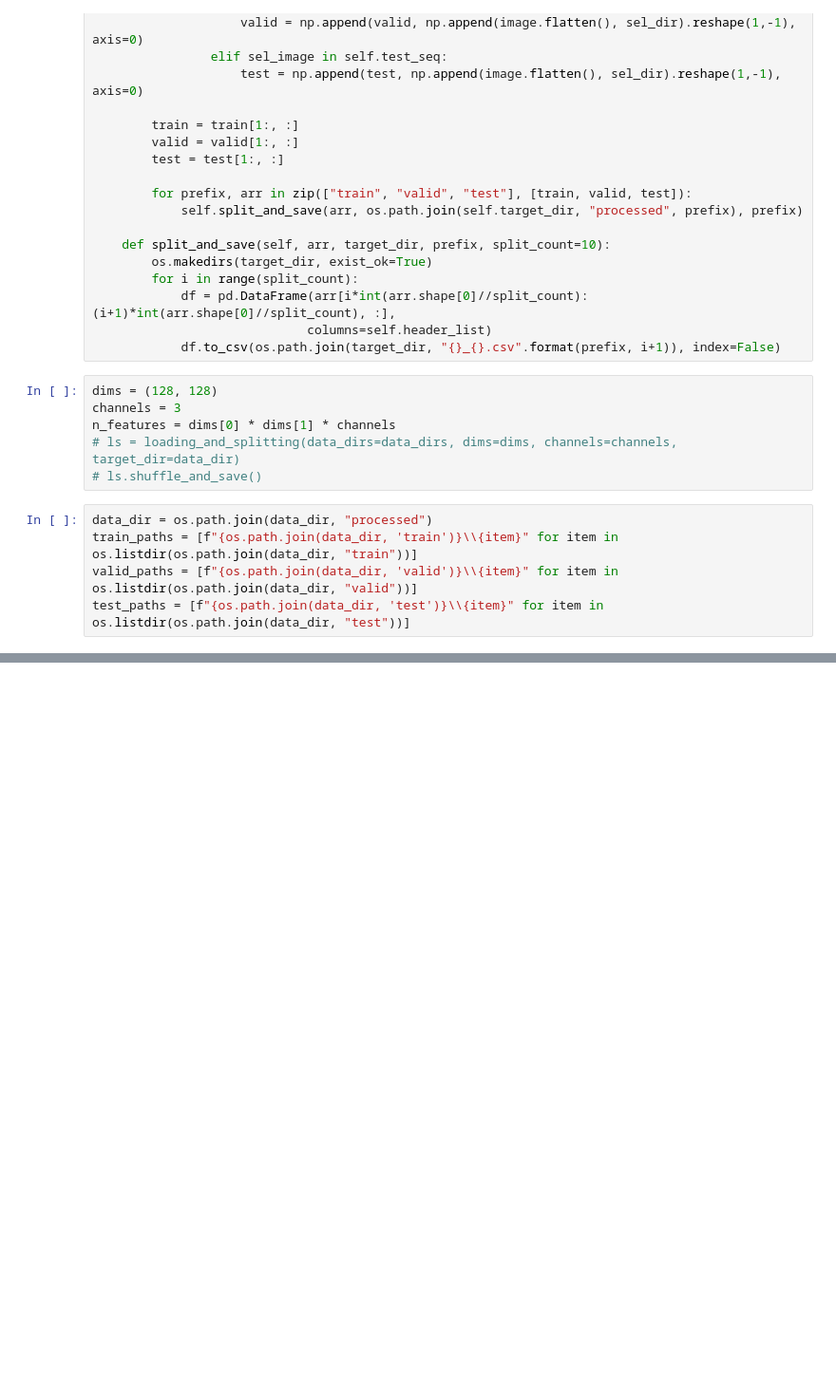
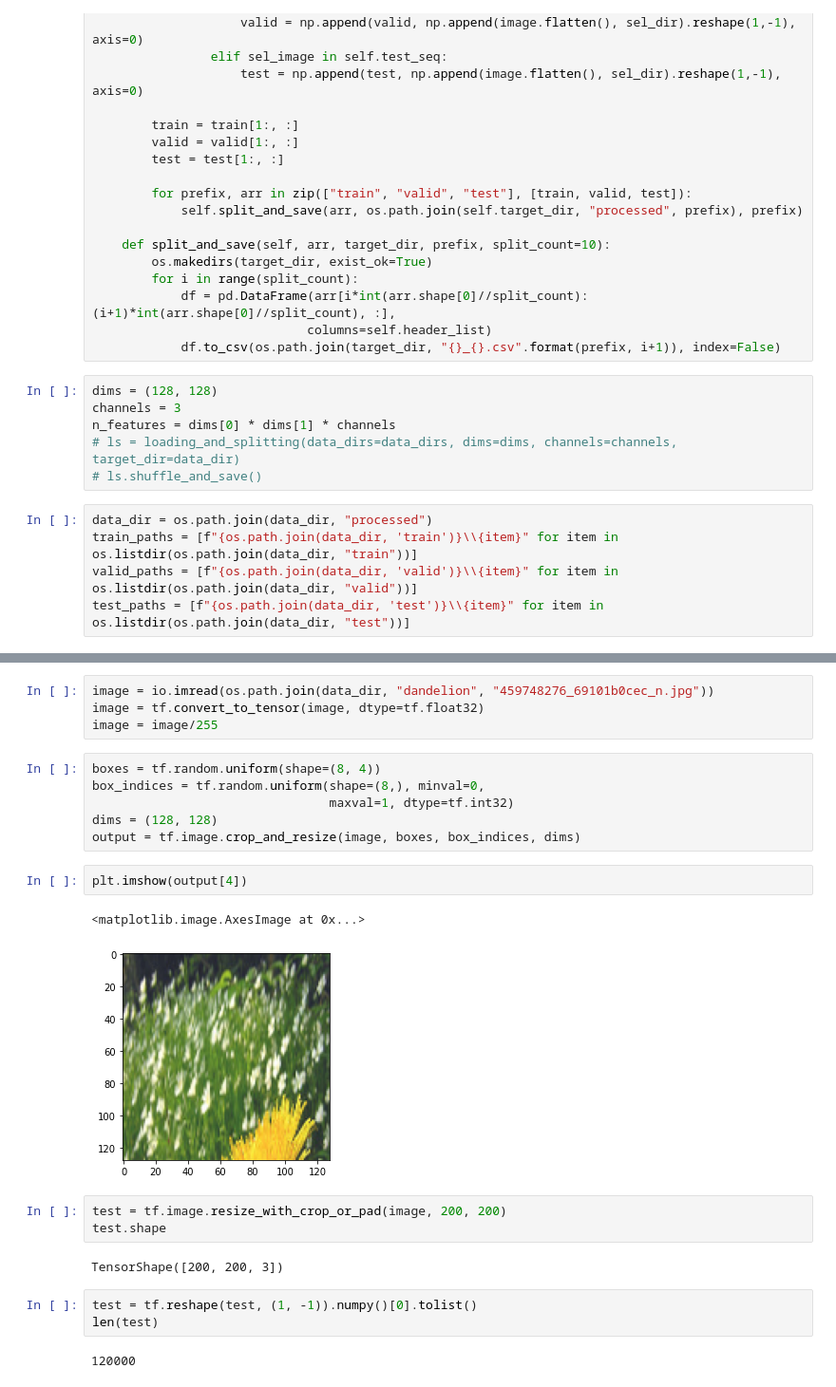
Before and after one commit to Kaushalkhokhar/complete-ml, a Jupyter notebook: projects/CNN/flowers.ipynb, the cells around one changed output, grey strips where cells are left out. Shown at 95% size. Cells and saved outputs as stored; diff of their text form; blank space fills up the shorter version.

```diff
--- a/projects/CNN/flowers.ipynb
+++ b/projects/CNN/flowers.ipynb
@@ -149,0 +164,25 @@ dataset = dataset.map(preprocess)
+# %%
+image = io.imread(os.path.join(data_dir, "dandelion", "459748276_69101b0cec_n.jpg"))
+image = tf.convert_to_tensor(image, dtype=tf.float32)
+image = image/255
+# %%
+boxes = tf.random.uniform(shape=(8, 4))
+box_indices = tf.random.uniform(shape=(8,), minval=0,
+                                maxval=1, dtype=tf.int32)
+dims = (128, 128)
+output = tf.image.crop_and_resize(image, boxes, box_indices, dims)
+# %%
+plt.imshow(output[4])
+# %% [output]
+<matplotlib.image.AxesImage at 0x...>
+[figure, added]
+# %%
+test = tf.image.resize_with_crop_or_pad(image, 200, 200)
+test.shape
+# %% [output]
+TensorShape([200, 200, 3])
+# %%
+test = tf.reshape(test, (1, -1)).numpy()[0].tolist()
+len(test)
+# %% [output]
+120000
```
Also changed, not shown: parts of 16 cells of this notebook.
